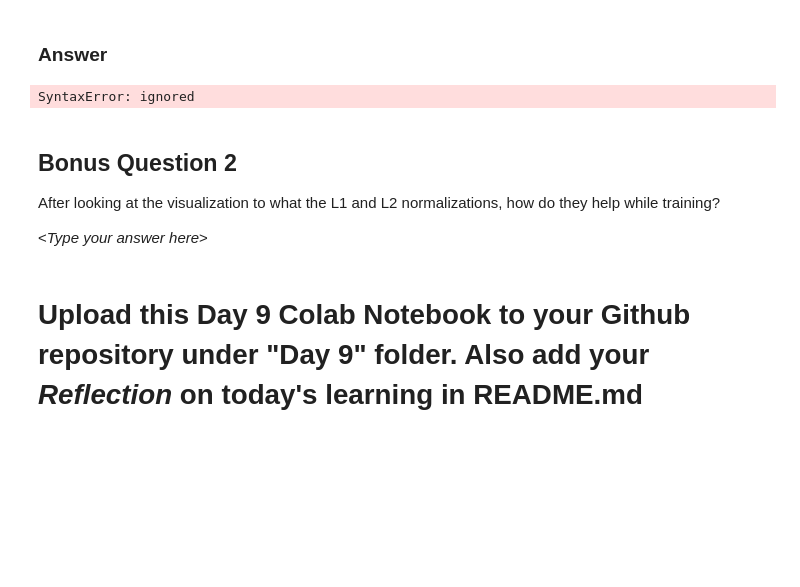
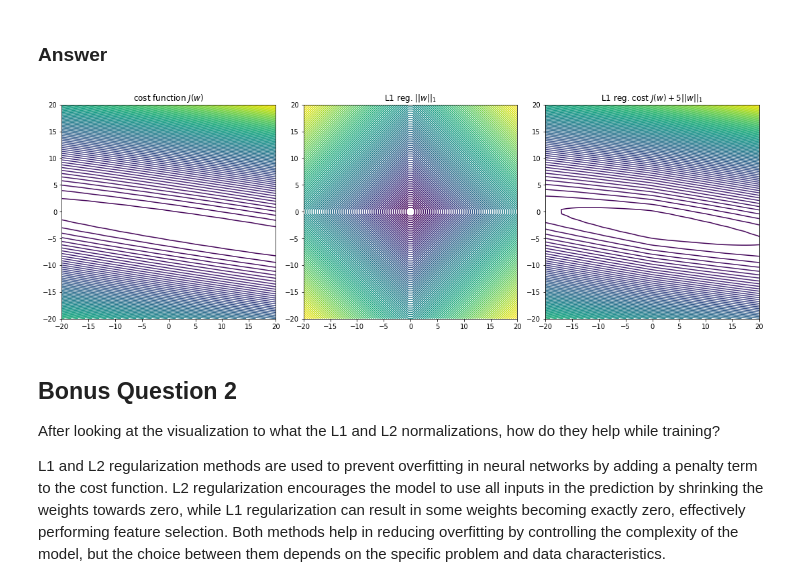
Before and after one commit to Mennatullah-Elsahy/spring_2023_vail-Mennatullah-Elsahy, a Jupyter notebook: Day_10/Regularization.ipynb, the cells around one changed output. Saved outputs shown, nothing was run; the diff lists cells and outputs as text; code cells hidden in the pictures; blank space fills up the shorter version.

```diff
--- a/Day_10/Regularization.ipynb
+++ b/Day_10/Regularization.ipynb
@@ -224,24 +666,22 @@ plt.show()
 # %% [markdown]
 ### Answer
 # %%
-cost = #Enter your code here
-l1_penalty = #Enter your code here
-cost_plus_l2 = #Enter your code here
+cost = lambda w: .5*np.mean((w[0] + w[1]*x - y)**2)
+l1_penalty = lambda w: np.sum(np.abs(w))
+cost_plus_l1 = lambda w: cost(w) + 5*l1_penalty(w)
 
 fig, axes = plt.subplots(ncols=3, nrows=1, constrained_layout=True, figsize=(15, 5))
 plot_contour(cost, [-20,20], [-20,20], 50, axes[0])
 axes[0].set_title(r'cost function $J(w)$')
 plot_contour(l1_penalty, [-20,20], [-20,20], 50, axes[1])
-axes[1].set_title(r'L1 reg. $||w||_2^2$')
+axes[1].set_title(r'L1 reg. $||w||_1$')
 plot_contour(cost_plus_l1, [-20,20], [-20,20], 50, axes[2])
-axes[2].set_title(r'L1 reg. cost $J(w) + 5 ||w||_2^2$')
+axes[2].set_title(r'L1 reg. cost $J(w) + 5 ||w||_1$')
 plt.show()
 # %% [output]
-SyntaxError: ignored
+[figure, added]
-# %% [markdown]
-## Bonus Question 2
-After looking at the visualization to what the L1 and L2 normalizations, how do they help while training?
-
-\<*Type your answer here*\>
-# %% [markdown]
-# **Upload this Day 9 Colab Notebook to your Github repository under "Day 9" folder. Also add your *Reflection* on today's learning in README.md**
+# %% [markdown]
+## Bonus Question 2
+After looking at the visualization to what the L1 and L2 normalizations, how do they help while training?
+
+L1 and L2 regularization methods are used to prevent overfitting in neural networks by adding a penalty term to the cost function. L2 regularization encourages the model to use all inputs in the prediction by shrinking the weights towards zero, while L1 regularization can result in some weights becoming exactly zero, effectively performing feature selection. Both methods help in reducing overfitting by controlling the complexity of the model, but the choice between them depends on the specific problem and data characteristics.
```
Also changed, not shown: parts of 39 cells of this notebook.
